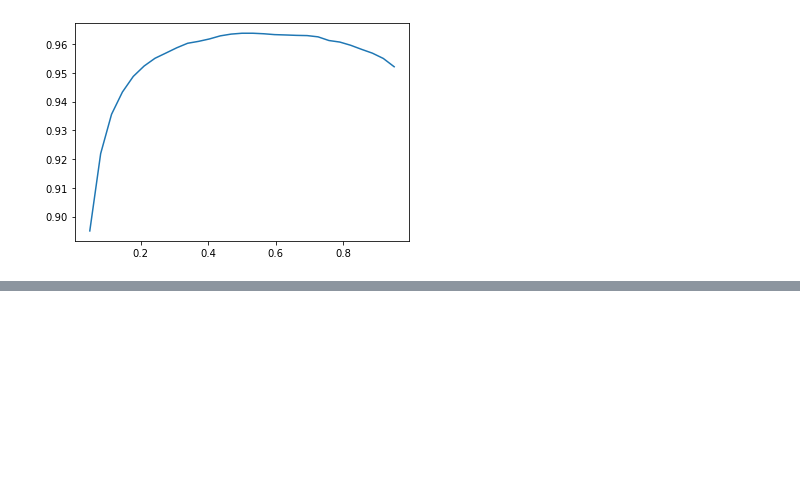
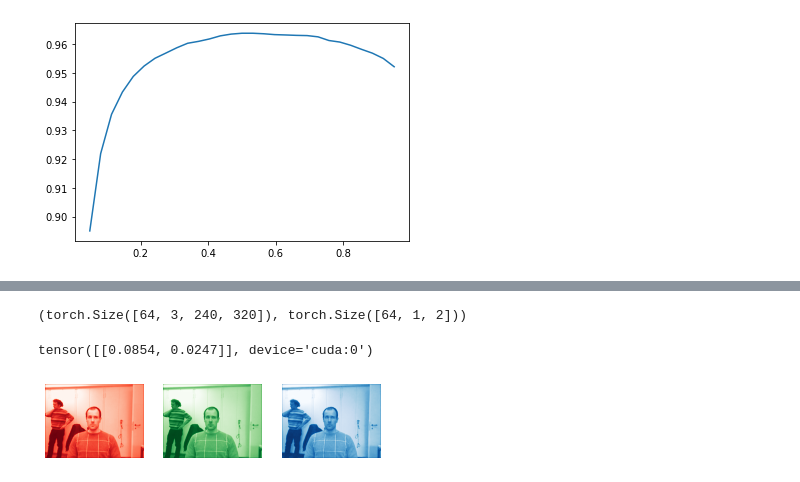
Before and after one commit to huli/fast-ai-course, a Jupyter notebook: chapters/chapter-06-other-computer-vision-problems.ipynb, the cells around one changed output, grey strips where cells are left out. Cells and saved outputs as stored; diff of their text form; code cells hidden in the pictures; blank space fills up the shorter version.

```diff
--- a/chapters/chapter-06-other-computer-vision-problems.ipynb
+++ b/chapters/chapter-06-other-computer-vision-problems.ipynb
@@ -187,0 +258,18 @@ plt.plot(xs, accs);
+# %%
+# inspect our data
+xb, yb = dls.one_batch()
+xb.shape, yb.shape
+# %% [output]
+(torch.Size([64, 3, 240, 320]), torch.Size([64, 1, 2]))
+# %%
+# the dependent variable is a coordinate
+yb[0]
+# %% [output]
+tensor([[0.0854, 0.0247]], device='cuda:0')
+# %%
+_, axes = plt.subplots(1,3)
+im = image2tensor(sample)
+for channel, ax, color in zip(im, axes, ('Reds', 'Greens', 'Blues')):
+    show_image(255-channel, ax=ax, cmap=color)
+# %% [output]
+[figure, added]
```
Also changed, not shown: parts of 23 cells of this notebook, 1 other file.
